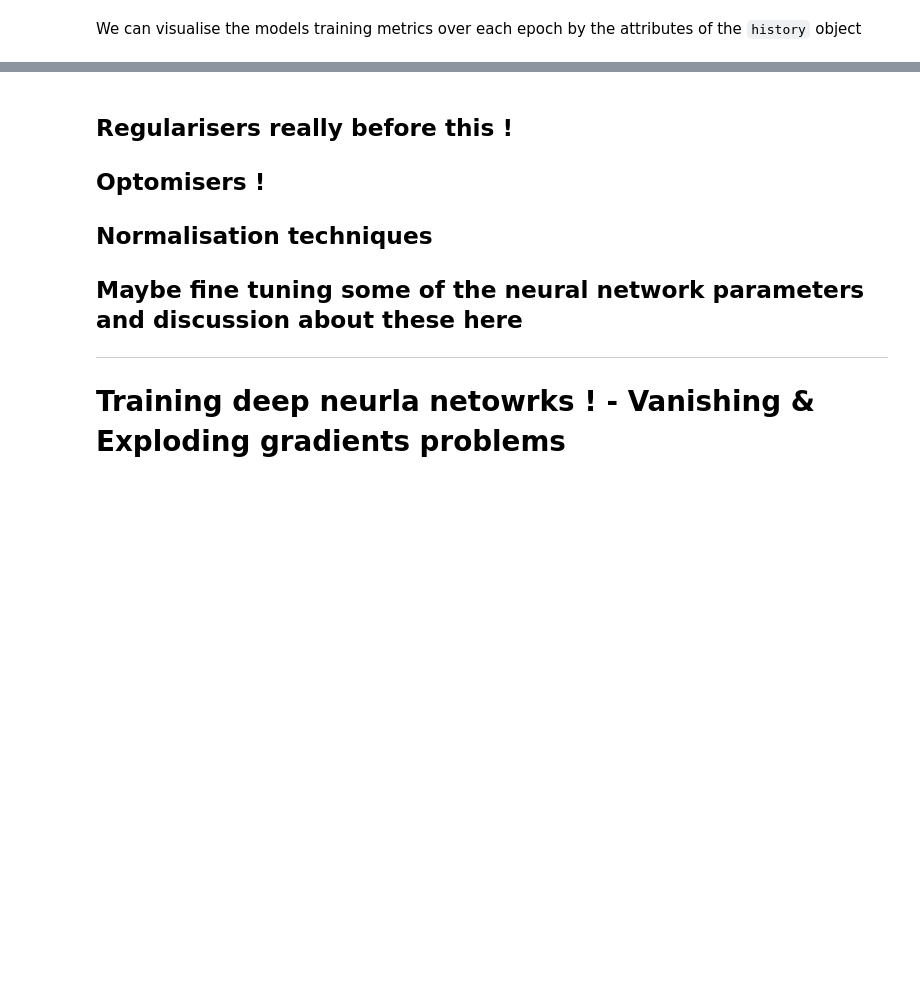
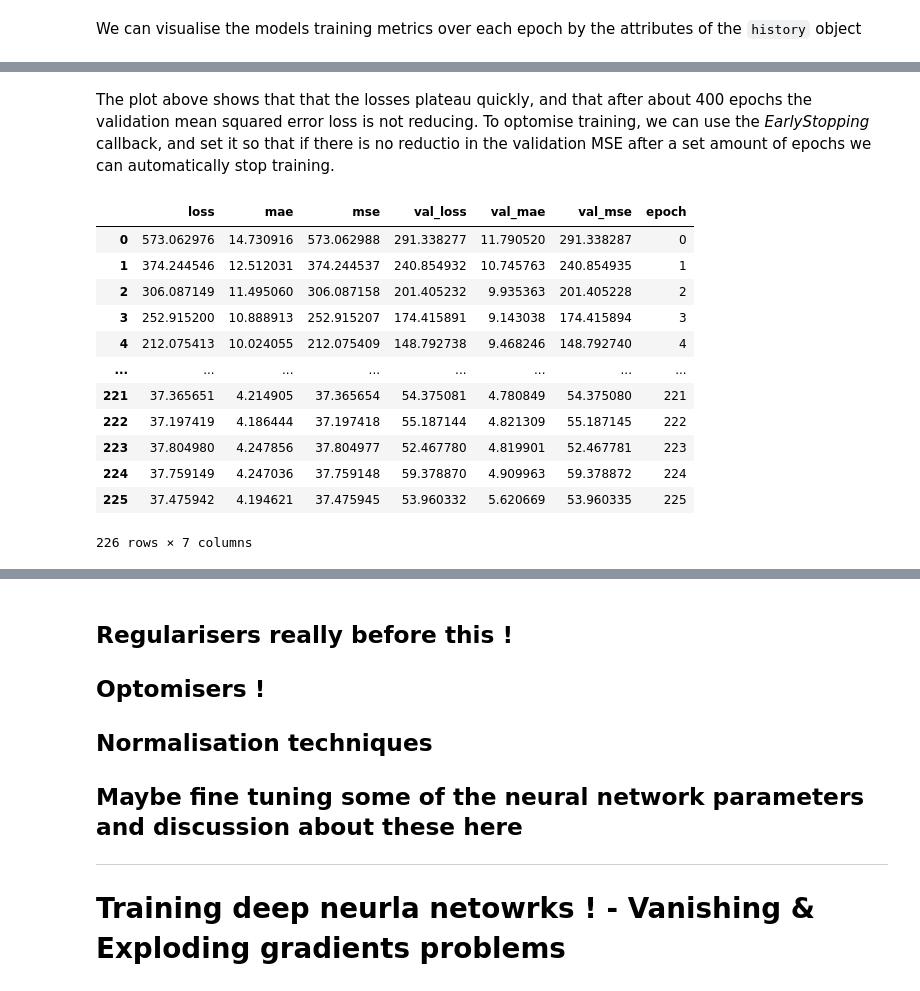
Before and after one commit to PacktPublishing/Practical-Machine-Learning-with-TensorFlow-2.0-and-Scikit-Learn, a Jupyter notebook: section_5/5-4.ipynb, the cells around one changed output, grey strips where cells are left out. Drawn from its saved outputs; the diff is of its cells as text; code cells hidden in the pictures; blank space fills up the shorter version.

```diff
--- a/section_5/5-4.ipynb
+++ b/section_5/5-4.ipynb
@@ -132,0 +105,2 @@ SyntaxError: invalid syntax (<ipython-input-43-a9dc7e2fff28>, line 1)
+# %% [markdown]
+The plot above shows that that the losses plateau quickly, and that after about 400 epochs the validation mean squared error loss is not reducing. To optomise training, we can use the *EarlyStopping* callback, and set it so that if there is no reductio in the validation MSE after a set amount of epochs we can automatically stop training.
@@ -132,0 +116,18 @@ SyntaxError: invalid syntax (<ipython-input-43-a9dc7e2fff28>, line 1)
+# %%
+history_df = pd.DataFrame(early_history.history)
+history_df['epoch'] = early_history.epoch
+history_df
+# %% [output]
+|  | loss | mae | mse | val_loss | val_mae | val_mse | epoch |
+| 0 | 573.062976 | 14.730916 | 573.062988 | 291.338277 | 11.790520 | 291.338287 | 0 |
+| 1 | 374.244546 | 12.512031 | 374.244537 | 240.854932 | 10.745763 | 240.854935 | 1 |
+| 2 | 306.087149 | 11.495060 | 306.087158 | 201.405232 | 9.935363 | 201.405228 | 2 |
+| 3 | 252.915200 | 10.888913 | 252.915207 | 174.415891 | 9.143038 | 174.415894 | 3 |
+| 4 | 212.075413 | 10.024055 | 212.075409 | 148.792738 | 9.468246 | 148.792740 | 4 |
+| ... | ... | ... | ... | ... | ... | ... | ... |
+| 221 | 37.365651 | 4.214905 | 37.365654 | 54.375081 | 4.780849 | 54.375080 | 221 |
+| 222 | 37.197419 | 4.186444 | 37.197418 | 55.187144 | 4.821309 | 55.187145 | 222 |
+| 223 | 37.804980 | 4.247856 | 37.804977 | 52.467780 | 4.819901 | 52.467781 | 223 |
+| 224 | 37.759149 | 4.247036 | 37.759148 | 59.378870 | 4.909963 | 59.378872 | 224 |
+| 225 | 37.475942 | 4.194621 | 37.475945 | 53.960332 | 5.620669 | 53.960335 | 225 |
+226 rows × 7 columns
```
Also changed, not shown: parts of 13 cells of this notebook.
